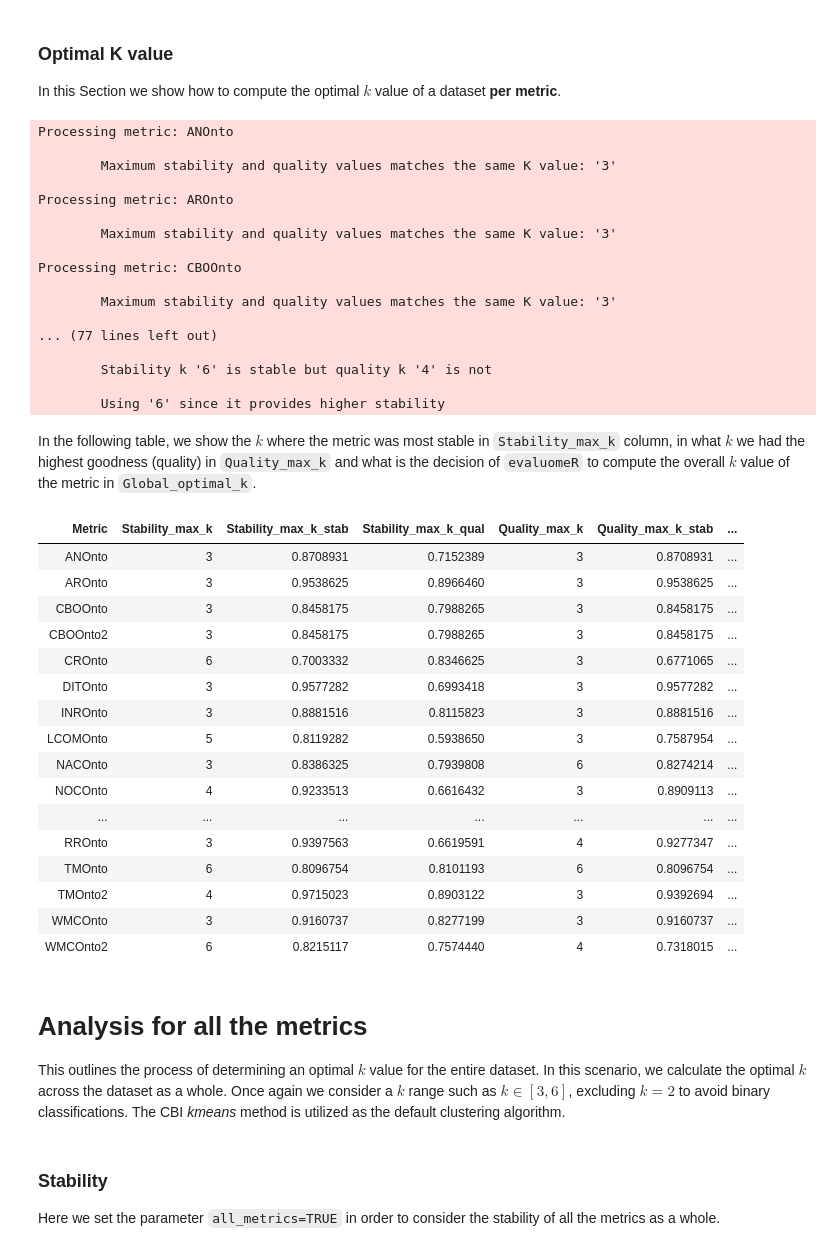
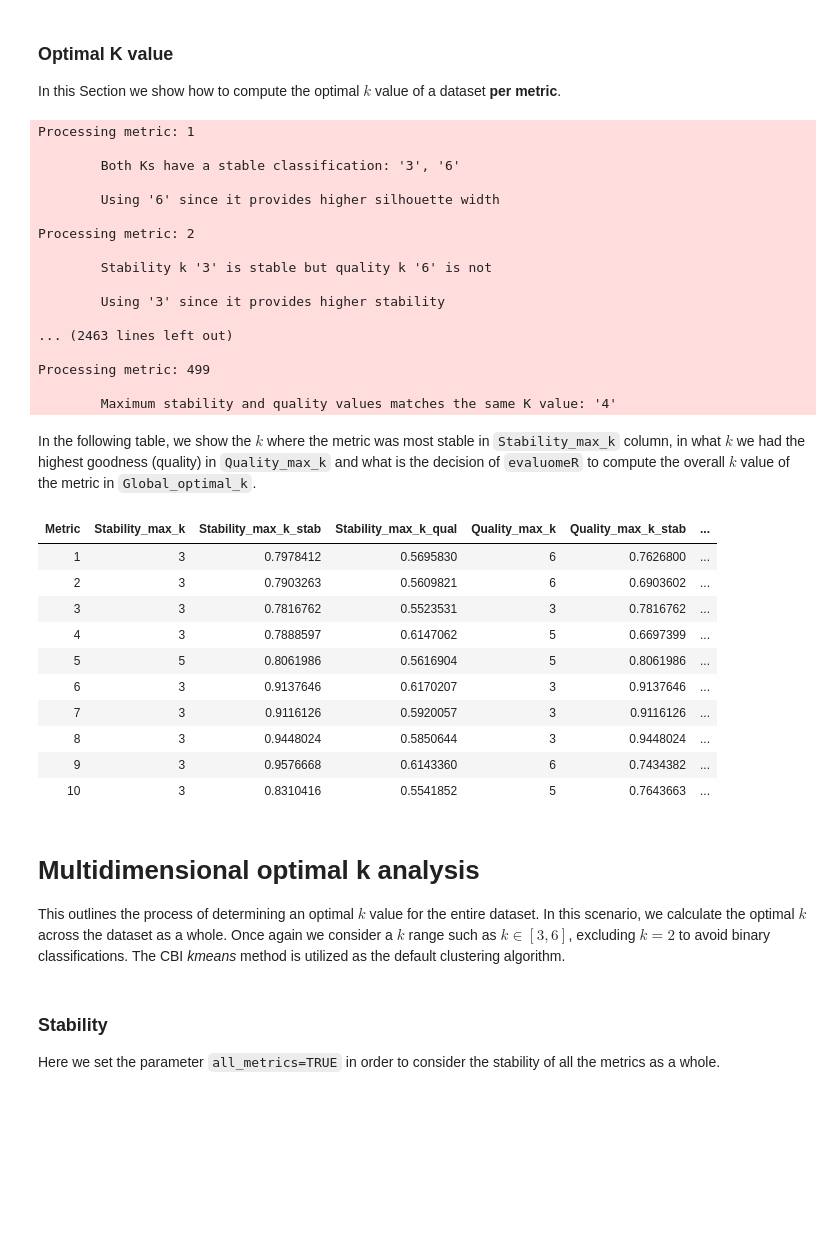
Before and after one commit to neobernad/evaluomeR, a Jupyter notebook: notebooks/examples/evaluomeR_optimal_k_analysis.ipynb, the cells around one changed output. Saved outputs shown, nothing was run; the diff lists cells and outputs as text; code cells hidden in the pictures; blank space fills up the shorter version.

```diff
--- a/notebooks/examples/evaluomeR_optimal_k_analysis.ipynb
+++ b/notebooks/examples/evaluomeR_optimal_k_analysis.ipynb
@@ -39,6 +23,12 @@ Loading required package: sparcl
 seed = 13606
 set.seed(seed)
 
-agro_df = read.csv(paste0(getwd(), "/","data/agro.csv"), header=TRUE, stringsAsFactors=FALSE)
-head(agro_df)
+nci60 = as.data.frame(NCI60$data)
+# Creating a Description column
+nci60["labels"] = rownames(nci60)
+nci60 = nci60[ , c("labels", names(nci60)[names(nci60) != "labels"])]
+nci60["labels"] = NCI60$labs
+colnames(nci60)[colnames(nci60) == 'labels'] <- 'Description'
+nci60 = nci60[1:500]
+head(nci60)
 # %% [output]
@@ -59,7 +49,7 @@ cbi="kmeans"
 ### Stability <a class="anchor" id="single_stab"></a>
 First off, we have to compute the stabilities for the range of k provided, this is achieved via the `stabilityRange` method. As the output of  `stabilityRange` returns an [ExperimentList](https://rdrr.io/bioc/MultiAssayExperiment/man/ExperimentList.html) object. We can cast the output into a dataframe with the `standardizeStabilityData` method.
 # %%
-stab_range = stabilityRange(data=agro_df, k.range=k.range,
+stab_range = stabilityRange(data=nci60, k.range=k.range,
                             bs=100,
                             cbi=cbi)
 stab = standardizeStabilityData(stab_range)
@@ -107,7 +91,7 @@ stab
 ### Quality <a class="anchor" id="single_qual"></a>
 For goodness analysis, we will do a similar endevour as in stability analysis. For this, we have the `qualityRange` method that returns an [ExperimentList](https://rdrr.io/bioc/MultiAssayExperiment/man/ExperimentList.html) and the method `standardizeQualityData` to transform it into a dataframe.
 # %%
-qual_range = qualityRange(data=agro_df, k.range=k.range,
+qual_range = qualityRange(data=nci60, k.range=k.range,
                             cbi=cbi)
 qual = standardizeQualityData(qual_range)
 # %% [output]
@@ -157,47 +135,41 @@ In this Section we show how to compute the optimal $k$ value of a dataset **per
 k_opt = getOptimalKValue(stab_range, qual_range, k.range= k.range)
 optimal_k = as.numeric(k_opt$Global_optimal_k)
 # %% [output]
-Processing metric: ANOnto
+Processing metric: 1
 
-        Maximum stability and quality values matches the same K value: '3'
+        Both Ks have a stable classification: '3', '6'
 
-Processing metric: AROnto
+        Using '6' since it provides higher silhouette width
 
-        Maximum stability and quality values matches the same K value: '3'
+Processing metric: 2
 
-Processing metric: CBOOnto
+        Stability k '3' is stable but quality k '6' is not
 
-        Maximum stability and quality values matches the same K value: '3'
+        Using '3' since it provides higher stability
 
-... (77 lines left out)
+... (2463 lines left out)
 
-        Stability k '6' is stable but quality k '4' is not
+Processing metric: 499
 
-        Using '6' since it provides higher stability
+        Maximum stability and quality values matches the same K value: '4'
 # %% [markdown]
 In the following table, we show the $k$ where the metric was most stable in `Stability_max_k` column, in what $k$ we had the highest goodness (quality) in `Quality_max_k` and what is the decision of `evaluomeR` to compute the overall $k$ value of the metric in `Global_optimal_k`.
 # %%
-k_opt
+head(k_opt, 10)
 # %% [output]
 | Metric | Stability_max_k | Stability_max_k_stab | Stability_max_k_qual | Quality_max_k | Quality_max_k_stab | ... |
-| ANOnto | 3 | 0.8708931 | 0.7152389 | 3 | 0.8708931 | ... |
-| AROnto | 3 | 0.9538625 | 0.8966460 | 3 | 0.9538625 | ... |
-| CBOOnto | 3 | 0.8458175 | 0.7988265 | 3 | 0.8458175 | ... |
-| CBOOnto2 | 3 | 0.8458175 | 0.7988265 | 3 | 0.8458175 | ... |
-| CROnto | 6 | 0.7003332 | 0.8346625 | 3 | 0.6771065 | ... |
-| DITOnto | 3 | 0.9577282 | 0.6993418 | 3 | 0.9577282 | ... |
-| INROnto | 3 | 0.8881516 | 0.8115823 | 3 | 0.8881516 | ... |
-| LCOMOnto | 5 | 0.8119282 | 0.5938650 | 3 | 0.7587954 | ... |
-| NACOnto | 3 | 0.8386325 | 0.7939808 | 6 | 0.8274214 | ... |
-| NOCOnto | 4 | 0.9233513 | 0.6616432 | 3 | 0.8909113 | ... |
-| ... | ... | ... | ... | ... | ... | ... |
-| RROnto | 3 | 0.9397563 | 0.6619591 | 4 | 0.9277347 | ... |
-| TMOnto | 6 | 0.8096754 | 0.8101193 | 6 | 0.8096754 | ... |
-| TMOnto2 | 4 | 0.9715023 | 0.8903122 | 3 | 0.9392694 | ... |
-| WMCOnto | 3 | 0.9160737 | 0.8277199 | 3 | 0.9160737 | ... |
-| WMCOnto2 | 6 | 0.8215117 | 0.7574440 | 4 | 0.7318015 | ... |
+| 1 | 3 | 0.7978412 | 0.5695830 | 6 | 0.7626800 | ... |
+| 2 | 3 | 0.7903263 | 0.5609821 | 6 | 0.6903602 | ... |
+| 3 | 3 | 0.7816762 | 0.5523531 | 3 | 0.7816762 | ... |
+| 4 | 3 | 0.7888597 | 0.6147062 | 5 | 0.6697399 | ... |
+| 5 | 5 | 0.8061986 | 0.5616904 | 5 | 0.8061986 | ... |
+| 6 | 3 | 0.9137646 | 0.6170207 | 3 | 0.9137646 | ... |
+| 7 | 3 | 0.9116126 | 0.5920057 | 3 | 0.9116126 | ... |
+| 8 | 3 | 0.9448024 | 0.5850644 | 3 | 0.9448024 | ... |
+| 9 | 3 | 0.9576668 | 0.6143360 | 6 | 0.7434382 | ... |
+| 10 | 3 | 0.8310416 | 0.5541852 | 5 | 0.7643663 | ... |
 # %% [markdown]
-# Analysis for all the metrics <a class="anchor" id="all"></a>
+# Multidimensional optimal k analysis <a class="anchor" id="all"></a>
 This outlines the process of determining an optimal $k$ value for the entire dataset. In this scenario, we calculate the optimal $k$ across the dataset as a whole. Once again we consider a $k$ range such as $k \in [3, 6]$, excluding $k = 2$ to avoid binary classifications. The CBI *kmeans* method is utilized as the default clustering algorithm.
 # %% [markdown]
 ### Stability <a class="anchor" id="all_stab"></a>
```
Also changed, not shown: parts of 12 cells of this notebook.
